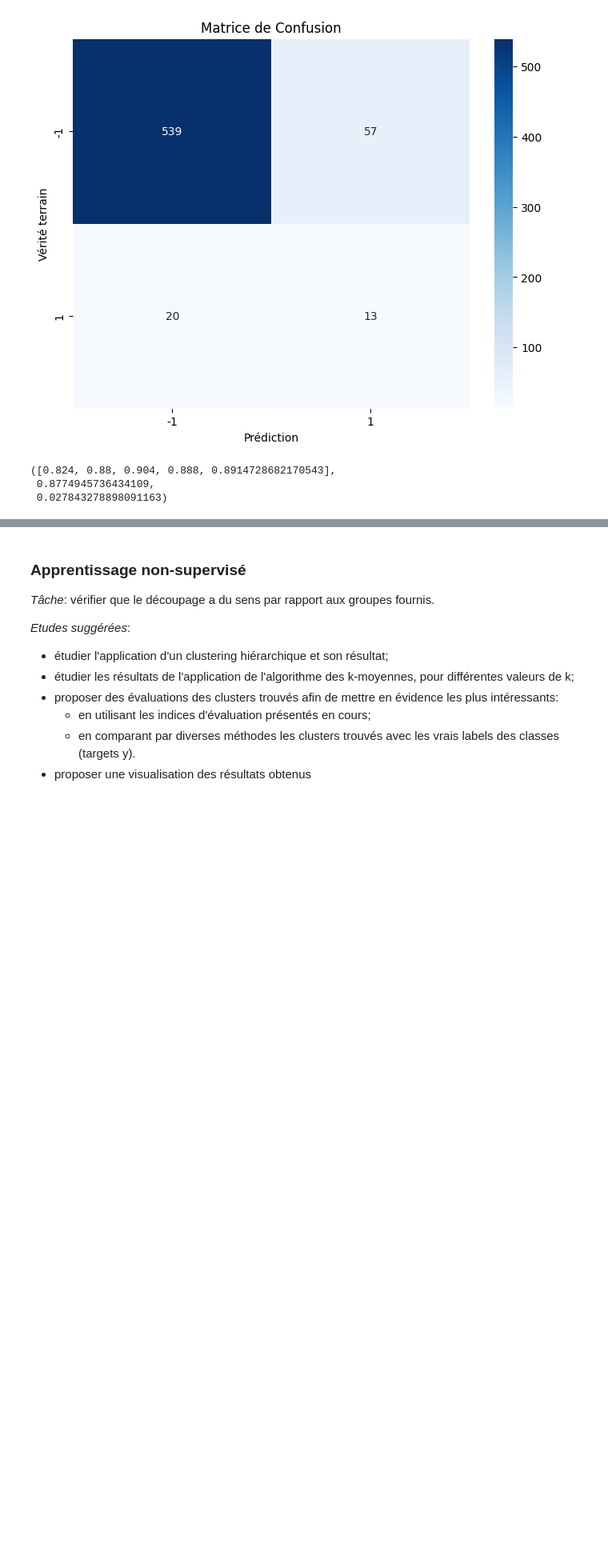
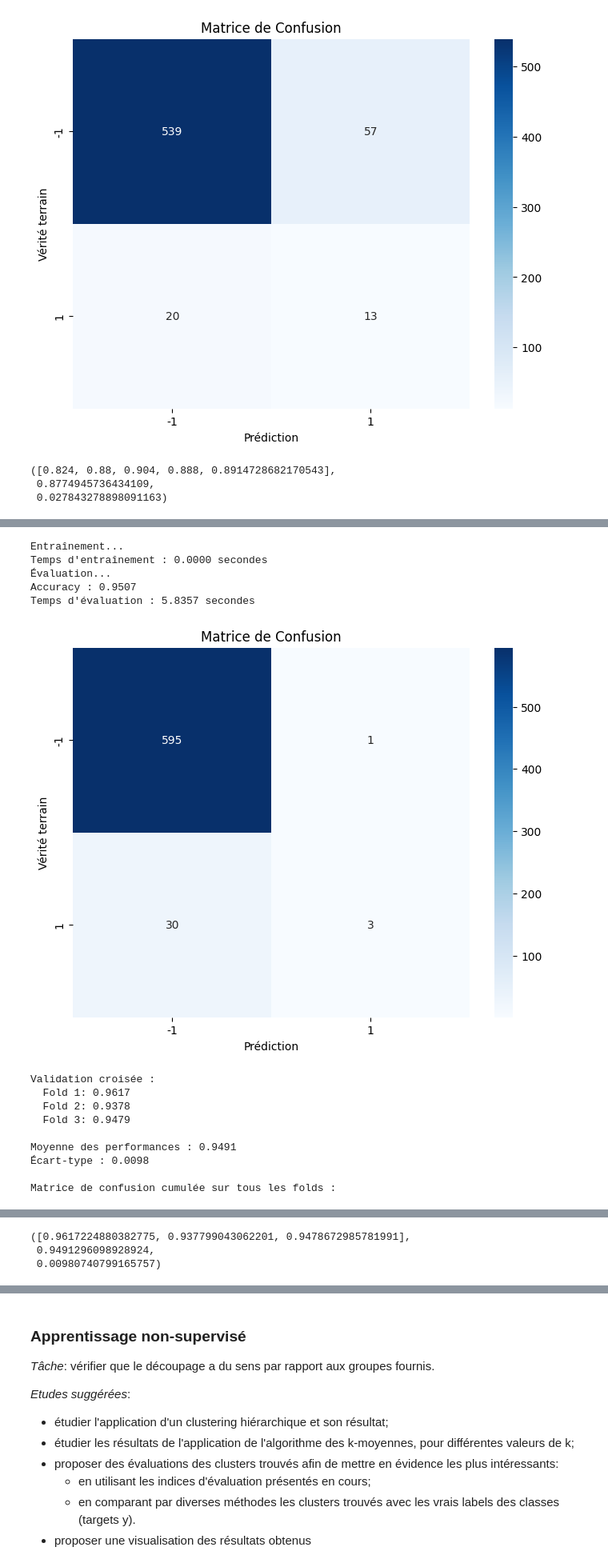
Before and after one commit to yarak4/Sciences-de-donnees, a Jupyter notebook: projet-Khamis_Nistor.ipynb, the cells around one changed output, grey strips where cells are left out. Shown at 80% size. Saved outputs shown, nothing was run; the diff lists cells and outputs as text; code cells hidden in the pictures; blank space fills up the shorter version.

```diff
--- a/projet-Khamis_Nistor.ipynb
+++ b/projet-Khamis_Nistor.ipynb
@@ -1030,0 +752,11 @@ RecursionError: maximum recursion depth exceeded while calling a Python object
+# %%
+classe_positive = 3
+y_train_bin = binarize_labels(y_train, classe_positive)
+y_test_bin = binarize_labels(y_test, classe_positive)
+
+input_dim = X_train.shape[1]
+k = 5
+knn2 = classif.ClassifierKNN(input_dim, k)
+
+ev.evaluer_classifieur(knn2, X_train, y_train_bin, X_test, y_test_bin, afficher_cm=True)
+ev.crossval(knn2,X_test,y_test_bin,3)
@@ -1030,0 +783,25 @@ RecursionError: maximum recursion depth exceeded while calling a Python object
+# %%
+classe_positive = 3
+input_dim = X_train.shape[1]
+k = 5
+knn_cos = classif.ClassifierKNNCosine(input_dim, k)
+
+ev.evaluer_classifieur(knn_cos, X_train, y_train_bin, X_test, y_test_bin, afficher_cm=True)
+
+ev.crossval(knn_cos,X_test,y_test_bin,3)
+# %% [output]
+Entraînement...
+Temps d'entraînement : 0.0000 secondes
+Évaluation...
+Accuracy : 0.9507
+Temps d'évaluation : 5.8357 secondes
+[figure, added]
+Validation croisée :
+  Fold 1: 0.9617
+  Fold 2: 0.9378
+  Fold 3: 0.9479
+
+Moyenne des performances : 0.9491
+Écart-type : 0.0098
+
+Matrice de confusion cumulée sur tous les folds :
@@ -1031 +809,4 @@ RecursionError: maximum recursion depth exceeded while calling a Python object
+([0.9617224880382775, 0.937799043062201, 0.9478672985781991],
+ 0.9491296098928924,
+ 0.00980740799165757)
 # %%
```
Also changed, not shown: parts of 40 cells of this notebook.
